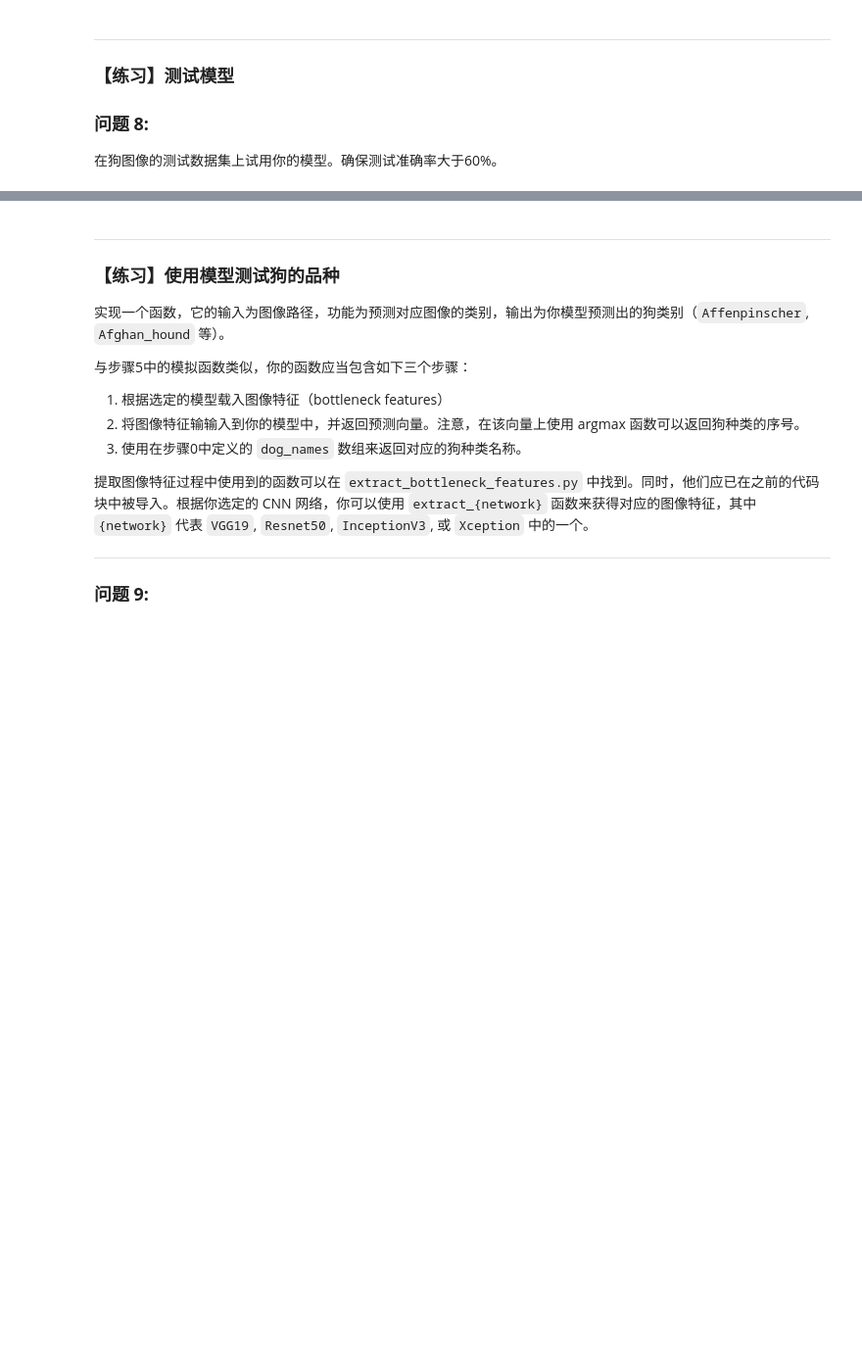
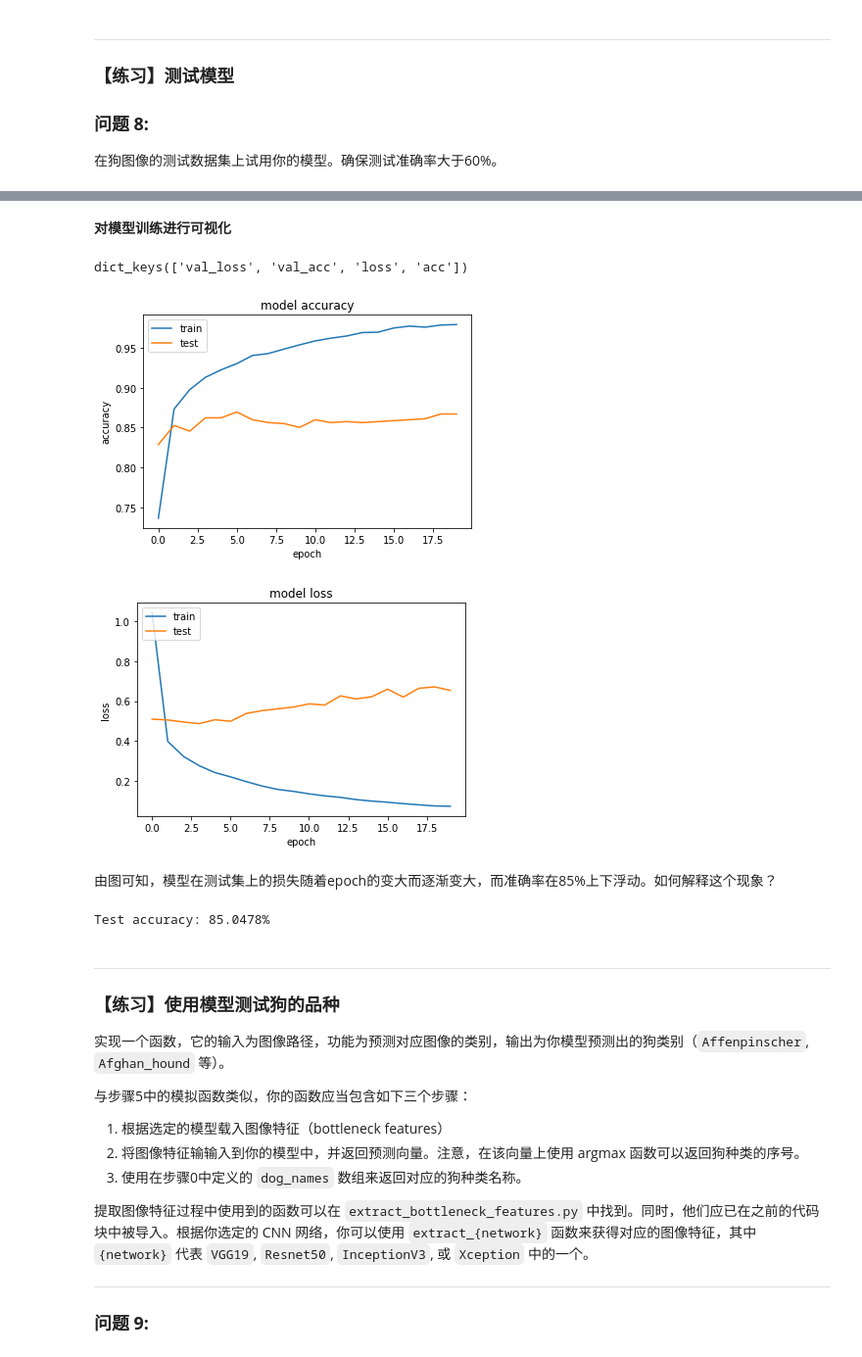
Before and after one commit to Klison/Dog_Project-master, a Jupyter notebook: dog_app_zh.ipynb, the cells around one changed output, grey strips where cells are left out. Shown at 98% size. Drawn from its saved outputs; the diff is of its cells as text; code cells hidden in the pictures; blank space fills up the shorter version.

```diff
--- a/dog_app_zh.ipynb
+++ b/dog_app_zh.ipynb
@@ -765,0 +878,13 @@ Test accuracy: 81.9378%
+# %%
+### TODO: 从另一个预训练的CNN获取bottleneck特征
+bottleneck_features = np.load('/data/bottleneck_features/DogXceptionData.npz')
+train_Xception = bottleneck_features['train']
+valid_Xception = bottleneck_features['valid']
+test_Xception = bottleneck_features['test']
+# %%
+### TODO: 定义你的框架
+Xception_model = Sequential()
+Xception_model.add(GlobalAveragePooling2D(input_shape=train_Xception.shape[1:]))
+Xception_model.add(Dense(133, activation='softmax'))
+
+Xception_model.summary()
@@ -765,0 +903,13 @@ Test accuracy: 81.9378%
+# %%
+### TODO: 编译模型
+Xception_model.compile(loss='categorical_crossentropy', optimizer='rmsprop',
+                       metrics=['accuracy'])
+# %%
+### TODO: 训练模型
+checkpointer = ModelCheckpoint(filepath='saved_models/weights.best.Xception.hdf5',
+                               verbose=1, save_best_only=True)
+earlystopping = EarlyStopping(monitor='val_loss', min_delta=0, patience=20, verbose=1, mode='auto')
+
+history = Xception_model.fit(train_Xception, train_targets,
+          validation_data=(valid_Xception, valid_targets),
+          epochs=20, batch_size=20, callbacks=[checkpointer,earlystopping], verbose=1)
@@ -765,0 +934,27 @@ Test accuracy: 81.9378%
+# %% [markdown]
+__对模型训练进行可视化__
+# %%
+# list all data in history
+print(history.history.keys())
+# summarize history for accuracy
+plt.plot(history.history['acc'])
+plt.plot(history.history['val_acc'])
+plt.title('model accuracy')
+plt.ylabel('accuracy')
+plt.xlabel('epoch')
+plt.legend(['train', 'test'], loc='upper left')
+plt.show()
+# summarize history for loss
+plt.plot(history.history['loss'])
+plt.plot(history.history['val_loss'])
+plt.title('model loss')
+plt.ylabel('loss')
+plt.xlabel('epoch')
+plt.legend(['train', 'test'], loc='upper left')
+plt.show()
+# %% [output]
+dict_keys(['val_loss', 'val_acc', 'loss', 'acc'])
+[figure, added]
+[figure, added]
+# %% [markdown]
+由图可知，模型在测试集上的损失随着epoch的变大而逐渐变大，而准确率在85%上下浮动。如何解释这个现象？
@@ -766,3 +964,13 @@ Test accuracy: 81.9378%
+# %%
+### TODO: 在测试集上计算分类准确率
+# 获取测试数据集中每一个图像所预测的狗品种的index
+Xception_predictions = [np.argmax(Xception_model.predict(np.expand_dims(feature, axis=0))) for feature in test_Xception]
+
+# 报告测试准确率
+test_accuracy = 100*np.sum(np.array(Xception_predictions)==np.argmax(test_targets, axis=1))/len(Xception_predictions)
+print('Test accuracy: %.4f%%' % test_accuracy)
+# %% [output]
+Test accuracy: 85.0478%
 # %% [markdown]
 ---
 
```
Also changed, not shown: parts of 60 cells of this notebook, 1 other file.
